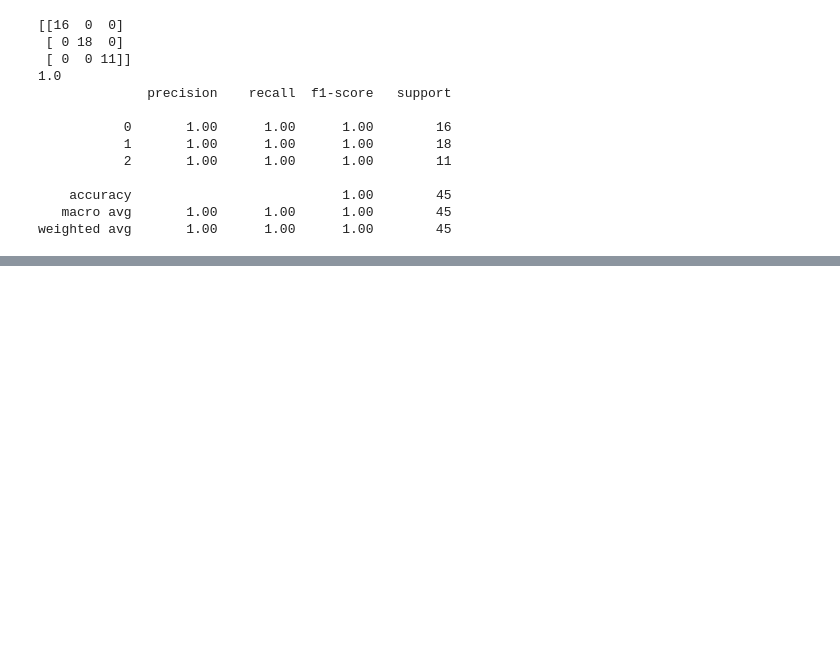
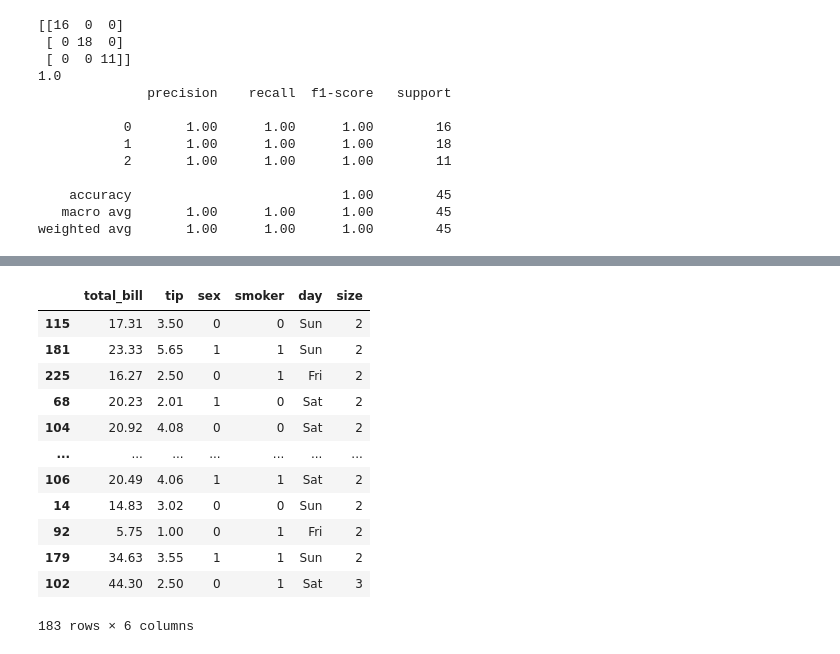
Before and after one commit to Syed-Mansoor/machine_learning_, a Jupyter notebook: 04_naive_baye's/Naive_bayes.ipynb, the cells around one changed output, grey strips where cells are left out. Cells and saved outputs as stored; diff of their text form; code cells hidden in the pictures; blank space fills up the shorter version.

```diff
--- a/04_naive_baye's/Naive_bayes.ipynb
+++ b/04_naive_baye's/Naive_bayes.ipynb
@@ -70,4 +70,4 @@ weighted avg       1.00      1.00      1.00        45
 # %%
 import seaborn as sns
 # %%
-sns.load_dataset('tips')
+df  = sns.load_dataset('tips')
@@ -87,0 +101,36 @@ sns.load_dataset('tips')
+# %%
+from sklearn.model_selection import train_test_split
+x_train,x_test,y_train,y_test = train_test_split(df.drop(columns = 'time'),df['time'],test_size = 0.25,random_state = 42)
+# %%
+from sklearn.preprocessing import LabelEncoder
+le1 = LabelEncoder()
+le2 = LabelEncoder()
+le3 = LabelEncoder()
+
+x_train['sex'] = le1.fit_transform(x_train['sex'])
+# x_train['time'] = le2.fit_transform(x_train['time'])
+x_train['smoker'] = le3.fit_transform(x_train['smoker'])
+
+
+
+x_test['sex'] = le1.transform(x_test['sex'])
+
+
+# x_test['time'] = le2.transform(x_test['time'])
+x_test['smoker'] = le3.transform(x_test['smoker'])
+# %%
+x_train
+# %% [output]
+|  | total_bill | tip | sex | smoker | day | size |
+| 115 | 17.31 | 3.50 | 0 | 0 | Sun | 2 |
+| 181 | 23.33 | 5.65 | 1 | 1 | Sun | 2 |
+| 225 | 16.27 | 2.50 | 0 | 1 | Fri | 2 |
+| 68 | 20.23 | 2.01 | 1 | 0 | Sat | 2 |
+| 104 | 20.92 | 4.08 | 0 | 0 | Sat | 2 |
+| ... | ... | ... | ... | ... | ... | ... |
+| 106 | 20.49 | 4.06 | 1 | 1 | Sat | 2 |
+| 14 | 14.83 | 3.02 | 0 | 0 | Sun | 2 |
+| 92 | 5.75 | 1.00 | 0 | 1 | Fri | 2 |
+| 179 | 34.63 | 3.55 | 1 | 1 | Sun | 2 |
+| 102 | 44.30 | 2.50 | 0 | 1 | Sat | 3 |
+183 rows × 6 columns
```
Also changed, not shown: parts of 10 cells of this notebook.
